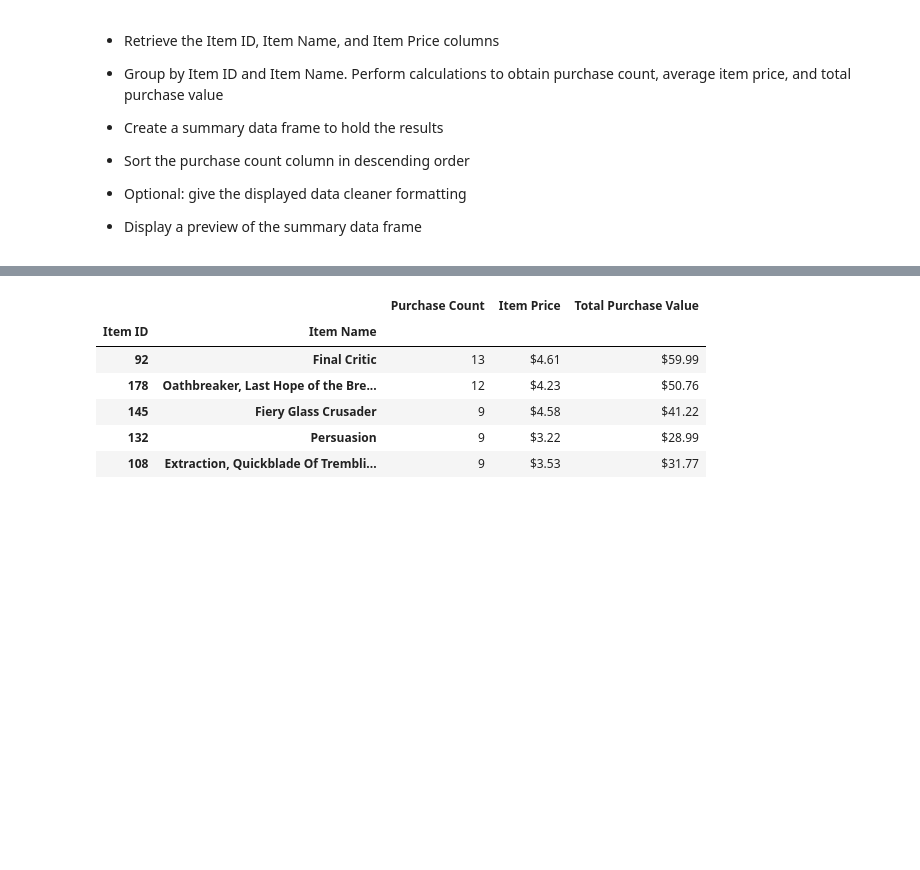
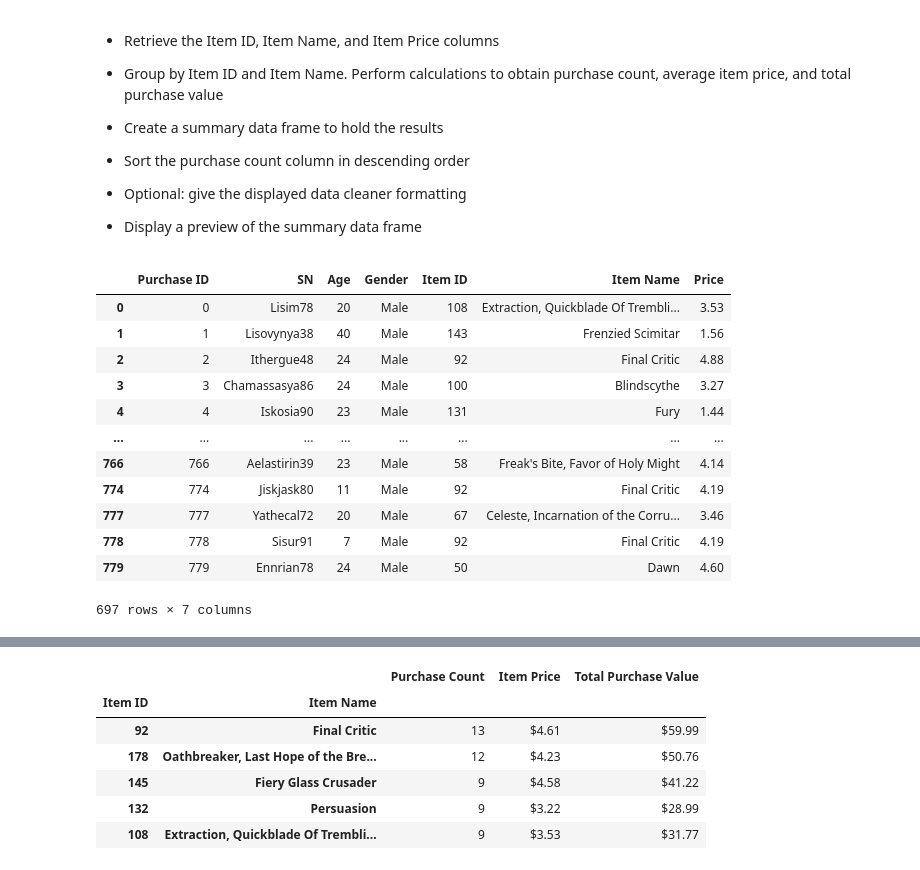
Before and after one commit to davew306/pandas-challenge, a Jupyter notebook: HeroesOfPymoli/HeroesOfPymoli_dw.ipynb, the cells around one changed output, grey strips where cells are left out. Saved outputs shown, nothing was run; the diff lists cells and outputs as text; code cells hidden in the pictures; blank space fills up the shorter version.

```diff
--- a/HeroesOfPymoli/HeroesOfPymoli_dw.ipynb
+++ b/HeroesOfPymoli/HeroesOfPymoli_dw.ipynb
@@ -420,3 +474,25 @@ AgeRangePurchase
 
 
 * Display a preview of the summary data frame
+# %%
+copydf = purchase_data.copy(deep=True)
+# %%
+
+
+populardf = copydf.groupby(['Item ID', 'Item Name','Price'])
+
+populardf.head()
+# %% [output]
+|  | Purchase ID | SN | Age | Gender | Item ID | Item Name | Price |
+| 0 | 0 | Lisim78 | 20 | Male | 108 | Extraction, Quickblade Of Trembli... | 3.53 |
+| 1 | 1 | Lisovynya38 | 40 | Male | 143 | Frenzied Scimitar | 1.56 |
+| 2 | 2 | Ithergue48 | 24 | Male | 92 | Final Critic | 4.88 |
+| 3 | 3 | Chamassasya86 | 24 | Male | 100 | Blindscythe | 3.27 |
+| 4 | 4 | Iskosia90 | 23 | Male | 131 | Fury | 1.44 |
+| ... | ... | ... | ... | ... | ... | ... | ... |
+| 766 | 766 | Aelastirin39 | 23 | Male | 58 | Freak's Bite, Favor of Holy Might | 4.14 |
+| 774 | 774 | Jiskjask80 | 11 | Male | 92 | Final Critic | 4.19 |
+| 777 | 777 | Yathecal72 | 20 | Male | 67 | Celeste, Incarnation of the Corru... | 3.46 |
+| 778 | 778 | Sisur91 | 7 | Male | 92 | Final Critic | 4.19 |
+| 779 | 779 | Ennrian78 | 24 | Male | 50 | Dawn | 4.60 |
+697 rows × 7 columns
```
Also changed, not shown: parts of 21 cells of this notebook.
